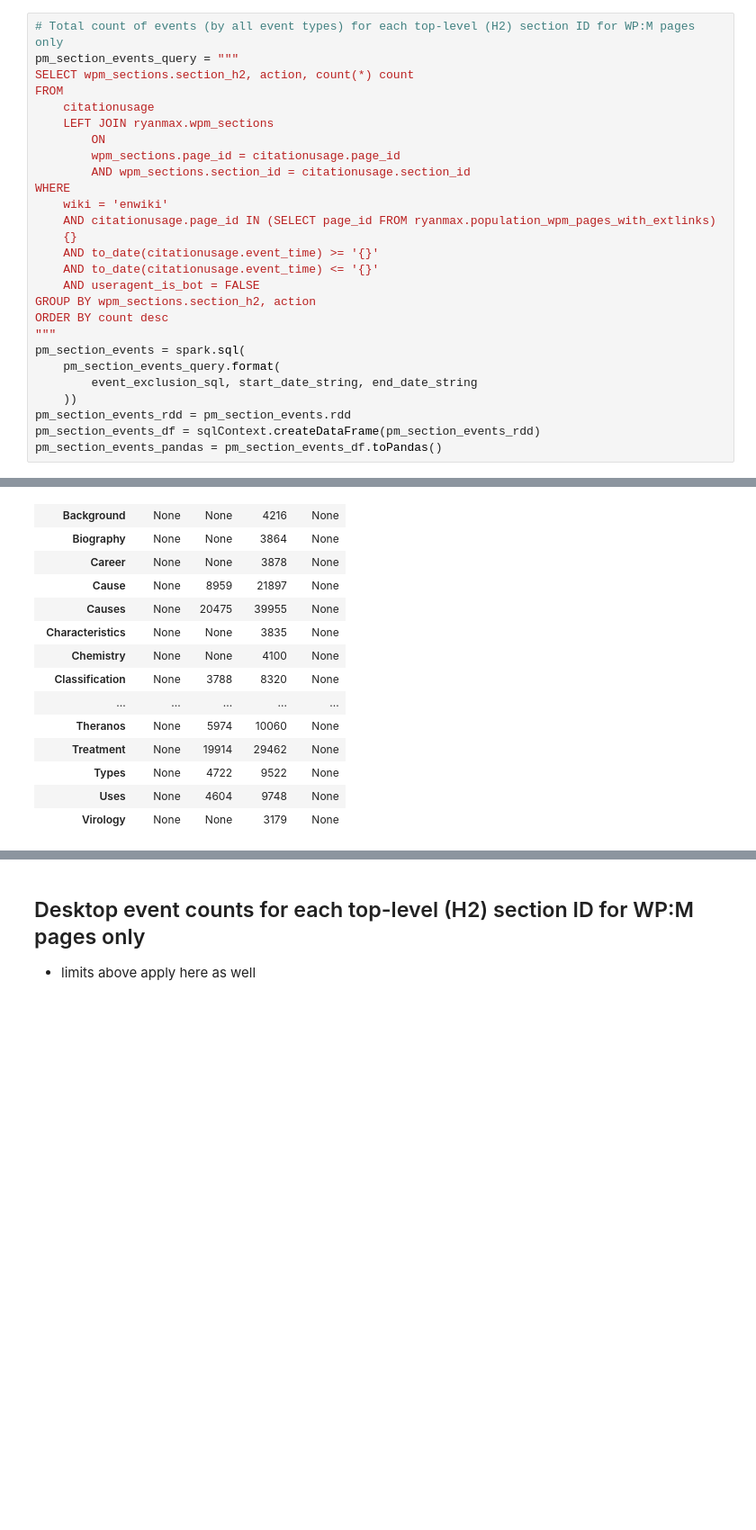
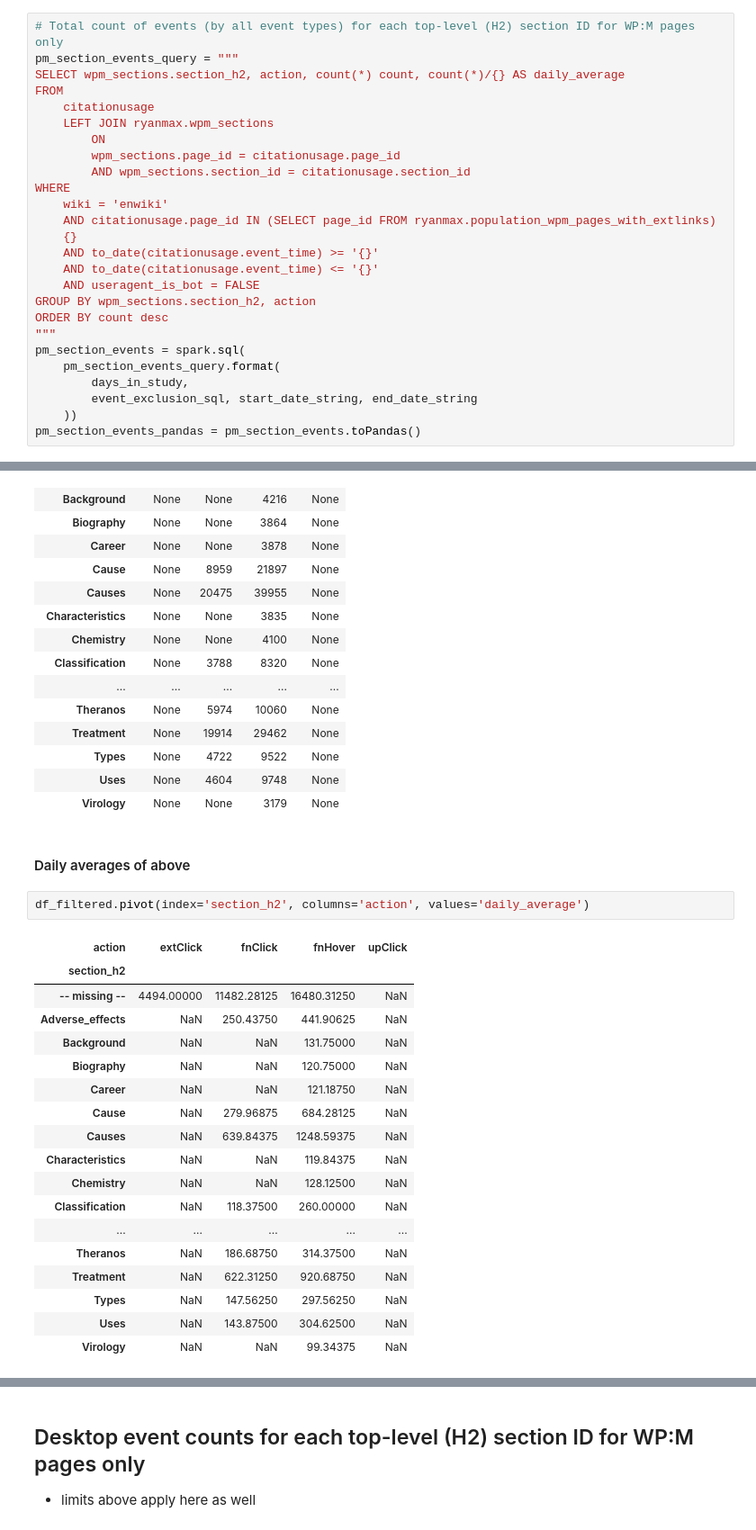
Before and after one commit to elifesciences-publications/wiki-citation-usage, a Jupyter notebook: notebooks/events-and-counts--section_ids.ipynb, the cells around one changed output, grey strips where cells are left out. Shown at 90% size. Saved outputs shown, nothing was run; the diff lists cells and outputs as text; blank space fills up the shorter version.

Commit message:
add daily averages

```diff
--- a/notebooks/events-and-counts--section_ids.ipynb
+++ b/notebooks/events-and-counts--section_ids.ipynb
@@ -110,7 +106,7 @@ only showing top 20 rows
 # %%
 # Total count of events (by all event types) for each top-level (H2) section ID for WP:M pages only
 pm_section_events_query = """
-SELECT wpm_sections.section_h2, action, count(*) count
+SELECT wpm_sections.section_h2, action, count(*) count, count(*)/{} AS daily_average
 FROM
     citationusage
     LEFT JOIN ryanmax.wpm_sections
@@ -129,11 +125,10 @@ ORDER BY count desc
 """
 pm_section_events = spark.sql(
     pm_section_events_query.format(
+        days_in_study,
         event_exclusion_sql, start_date_string, end_date_string
     ))
-pm_section_events_rdd = pm_section_events.rdd
-pm_section_events_df = sqlContext.createDataFrame(pm_section_events_rdd)
-pm_section_events_pandas = pm_section_events_df.toPandas()
+pm_section_events_pandas = pm_section_events.toPandas()
 # %%
 section_pda = pm_section_events_pandas.copy()
 # replace 'NaN' section_h2 with 'missing'
@@ -162,6 +157,29 @@ df_filtered.pivot(index='section_h2', columns='action', values='count')
 | Types | None | 4722 | 9522 | None |
 | Uses | None | 4604 | 9748 | None |
 | Virology | None | None | 3179 | None |
+# %% [markdown]
+#### Daily averages of above
+# %%
+df_filtered.pivot(index='section_h2', columns='action', values='daily_average')
+# %% [output]
+| action | extClick | fnClick | fnHover | upClick |
+| section_h2 |  |  |  |  |
+| -- missing -- | 4494.00000 | 11482.28125 | 16480.31250 | NaN |
+| Adverse_effects | NaN | 250.43750 | 441.90625 | NaN |
+| Background | NaN | NaN | 131.75000 | NaN |
+| Biography | NaN | NaN | 120.75000 | NaN |
+| Career | NaN | NaN | 121.18750 | NaN |
+| Cause | NaN | 279.96875 | 684.28125 | NaN |
+| Causes | NaN | 639.84375 | 1248.59375 | NaN |
+| Characteristics | NaN | NaN | 119.84375 | NaN |
+| Chemistry | NaN | NaN | 128.12500 | NaN |
+| Classification | NaN | 118.37500 | 260.00000 | NaN |
+| ... | ... | ... | ... | ... |
+| Theranos | NaN | 186.68750 | 314.37500 | NaN |
+| Treatment | NaN | 622.31250 | 920.68750 | NaN |
+| Types | NaN | 147.56250 | 297.56250 | NaN |
+| Uses | NaN | 143.87500 | 304.62500 | NaN |
+| Virology | NaN | NaN | 99.34375 | NaN |
 # %%
 # count of events by event type and access mode for each top-level (H2) section ID for WP:M pages only
 pm_section_events_mode_query = """
```
Also changed, not shown: parts of 2 cells of this notebook.
